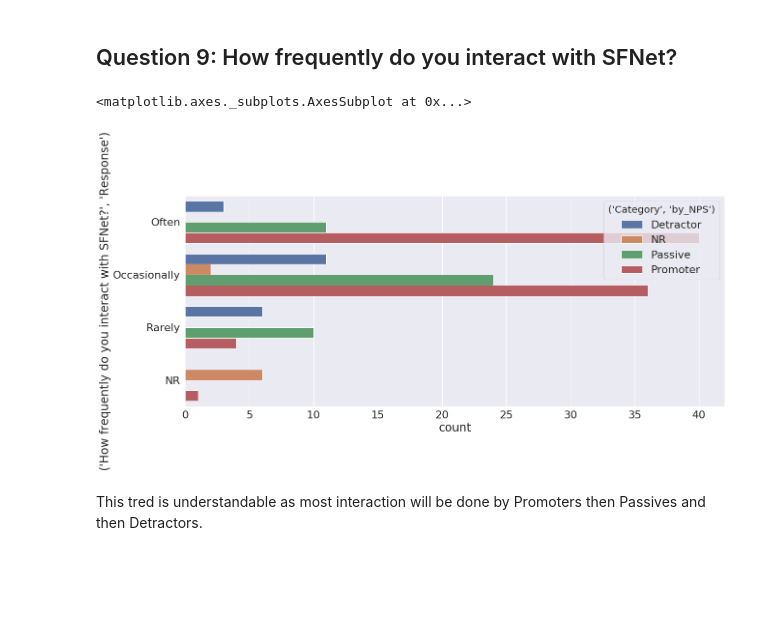
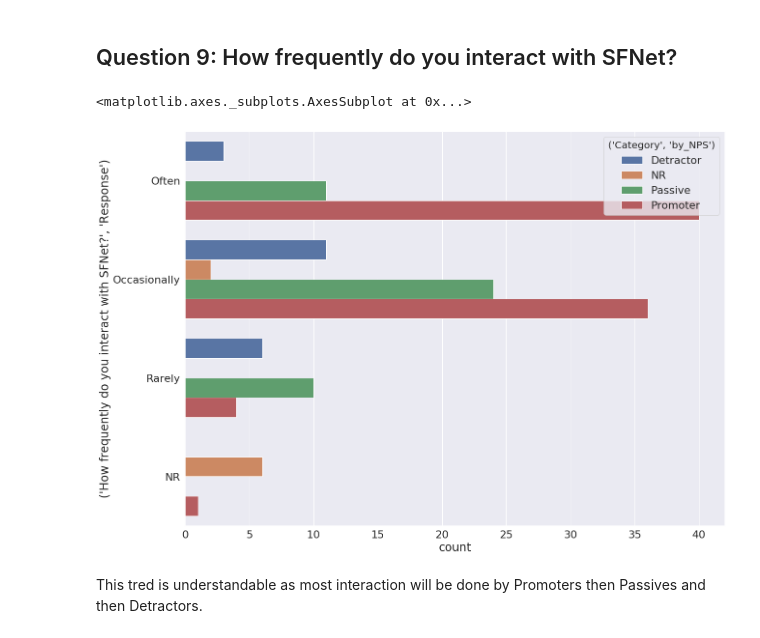
Before and after one commit to mavalliani/SFNet_survey, a Jupyter notebook: SFNet_Survey_Project.ipynb, the cells around one changed output. Drawn from its saved outputs; the diff is of its cells as text; code cells hidden in the pictures; blank space fills up the shorter version.

```diff
--- a/SFNet_Survey_Project.ipynb
+++ b/SFNet_Survey_Project.ipynb
@@ -389,8 +389,7 @@ new.head()
 | 3 | Detractor | Equipment finance and leasing com... | 4 |
 | 4 | Detractor | Factors | 4 |
 # %%
-plt.figure(figsize = (50, 50), facecolor = None)
-sns.set(rc={'figure.figsize':(50,50)})
+sns.set(rc={'figure.figsize':(50,50)}, font_scale=2)
 sns.catplot(data=new, hue= 'group', y="sum", kind="bar", x=('Category', 'by_NPS'), size=8, aspect=4)
 # %% [output]
 <seaborn.axisgrid.FacetGrid at 0x...>
@@ -448,11 +446,11 @@ No set pattern seem to emerge here with events, networking, communication as hig
 # %% [markdown]
 ## Question 9: How frequently do you interact with SFNet?
 # %%
-sns.set(rc={'figure.figsize':(20,8)}, font_scale=2)
+sns.set(rc={'figure.figsize':(20,15)}, font_scale=2)
 sns.countplot(y=df.iloc[:,37].name, hue=('Category', 'by_NPS'), data=df, order=["Often", "Occasionally", "Rarely", "NR"])
 # %% [output]
 <matplotlib.axes._subplots.AxesSubplot at 0x...>
-[figure, old version]
+[figure, new version]
 # %% [markdown]
 This tred is understandable as most interaction will be done by Promoters then Passives and then Detractors.
 # %% [markdown]
```
Also changed, not shown: parts of 7 cells of this notebook.
